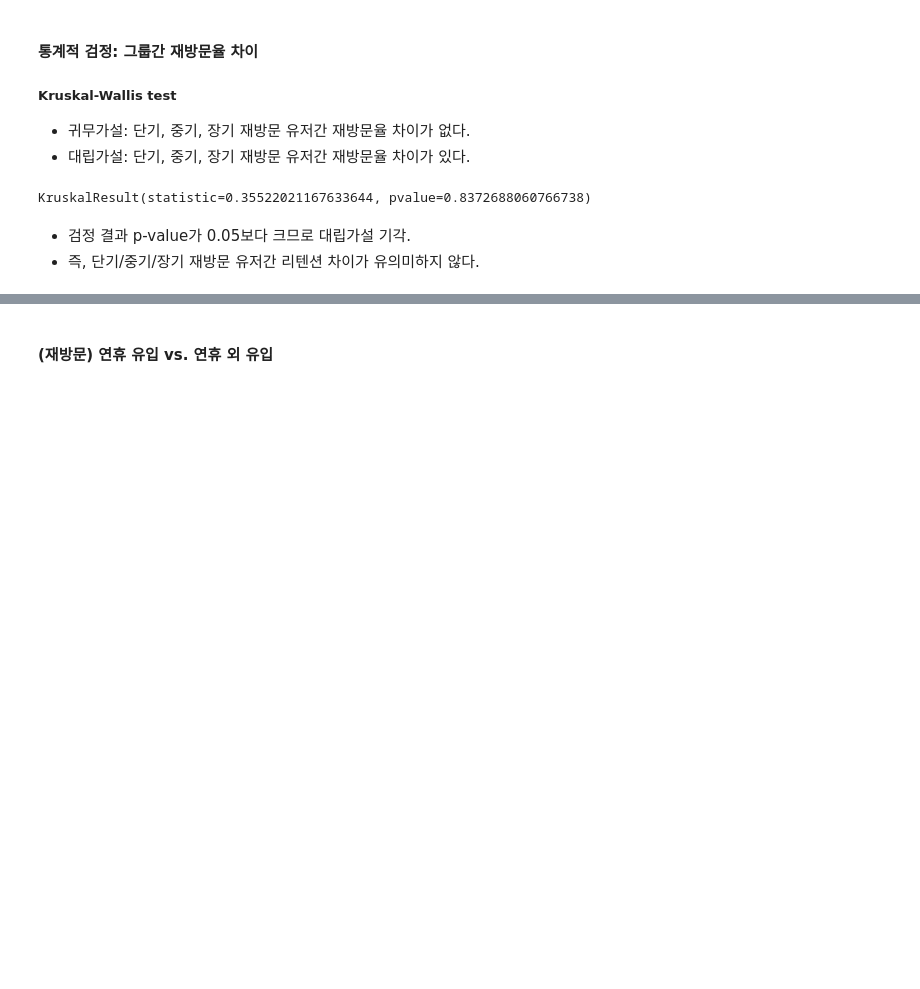
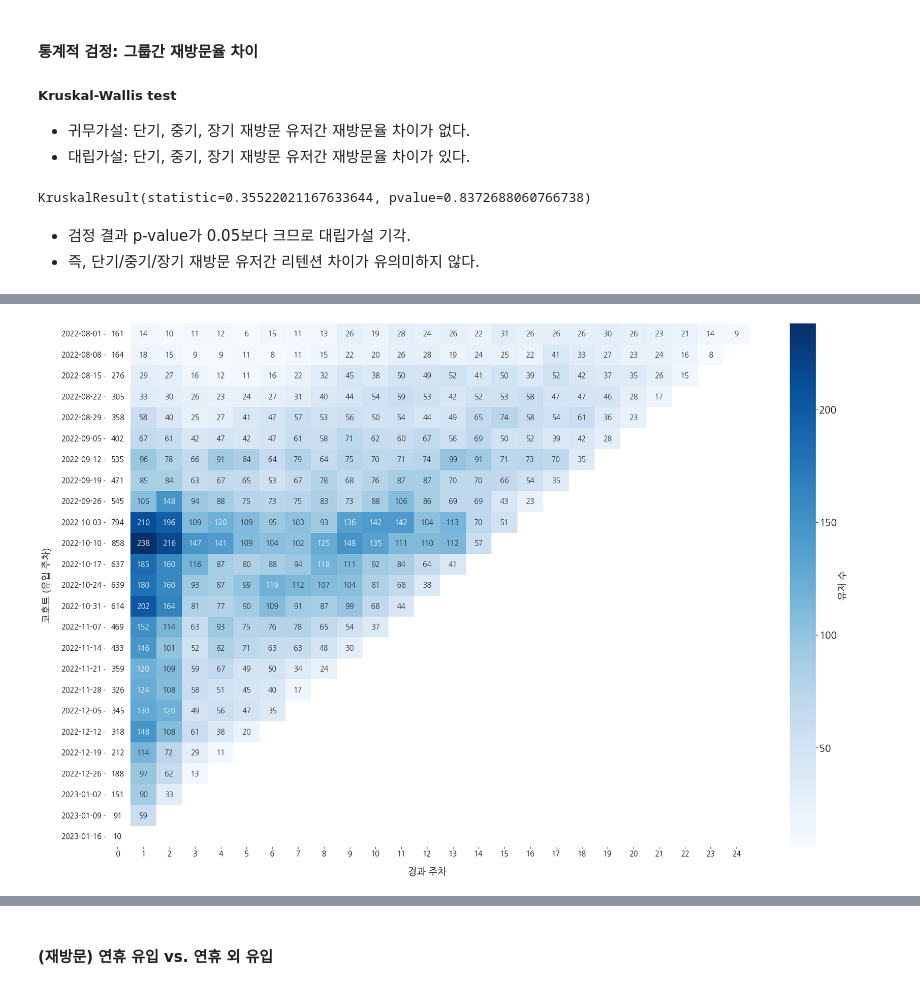
Before and after one commit to claire-1125/Foodie_Express_Analysis, a Jupyter notebook: foodie_viz.ipynb, the cells around one changed output, grey strips where cells are left out. Saved outputs shown, nothing was run; the diff lists cells and outputs as text; code cells hidden in the pictures; blank space fills up the shorter version.

```diff
--- a/foodie_viz.ipynb
+++ b/foodie_viz.ipynb
@@ -3889,0 +4373,66 @@ KruskalResult(statistic=0.35522021167633644, pvalue=0.8372688060766738)
+# %%
+# 단기 재방문 유저: 유저 수
+
+import numpy as np
+import matplotlib.pyplot as plt
+import seaborn as sns
+
+
+plt.figure(figsize=(30,20), facecolor='white')
+
+# 0주차에 대해서만 색 칠하기 제외 (True로 설정)
+mask = np.zeros_like(cohort_au_pivot_short.set_index('cohort_week'), dtype=bool)
+mask[:,:1] = True
+
+
+# 0주차 제외한 파트: 값 표시 제외
+sns.heatmap(
+    data=cohort_au_pivot_short.set_index('cohort_week'),
+    mask=mask,
+    annot=False,
+    cmap='Blues',
+    cbar=True
+)
+
+# 0주차 제외한 파트: 값 표시 (위에 덮어서 표시)
+sns.heatmap(
+    data=cohort_au_pivot_short.set_index('cohort_week'),
+    mask=mask,
+    annot=True,
+    fmt='.0f',
+    cmap='Blues',
+    annot_kws={'size': 15},
+    cbar=False,
+    alpha=0.0
+)
+
+# 0주차 글자 표기 (위에 덮어서 표시)
+sns.heatmap(
+    data=cohort_au_pivot_short.set_index('cohort_week'),
+    mask=~mask,
+    annot=True,
+    fmt='.0f',
+    cmap='Blues',
+    annot_kws={
+        'size': 15,
+        'color': 'black',
+    },
+    cbar=False,
+    alpha=0.0
+)
+
+
+plt.xlabel("경과 주차", fontsize=20, labelpad=20)
+plt.ylabel("코호트 (유입 주차)", fontsize=20, labelpad=20)
+plt.xticks(fontsize=15)
+plt.yticks(fontsize=15)
+
+# colorbar 설정
+cbar = plt.gca().collections[0].colorbar
+cbar.ax.tick_params(labelsize=20)
+cbar.set_label('유저 수', fontsize=20)
+
+# 차트 출력
+plt.show()
+# %% [output]
+[figure, added]
```
Also changed, not shown: parts of 124 cells of this notebook.
